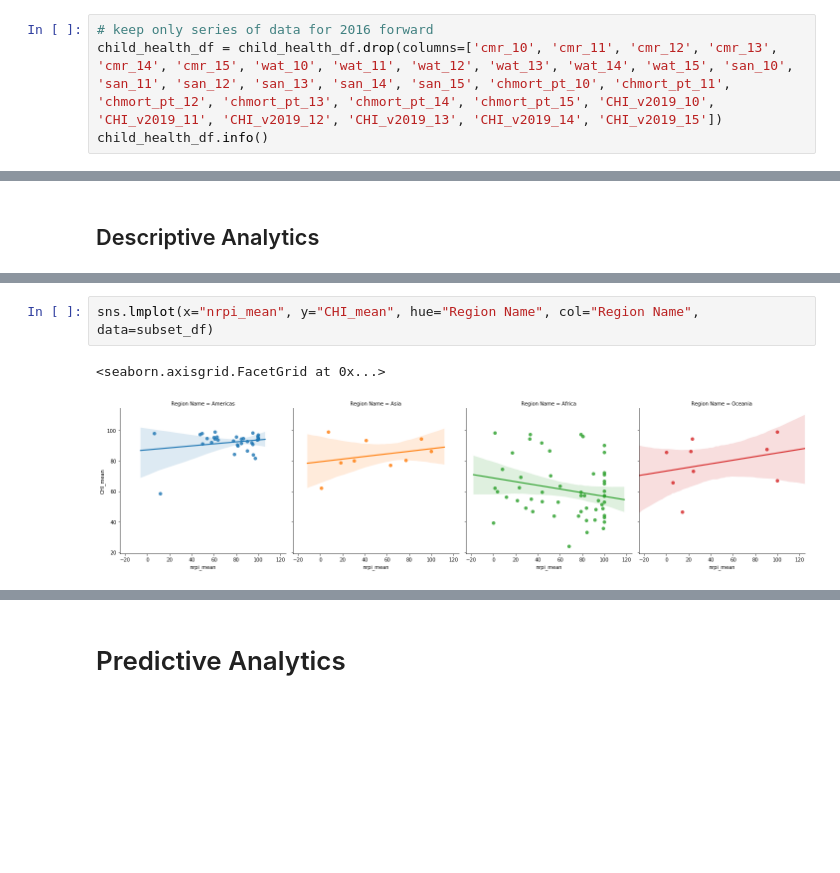
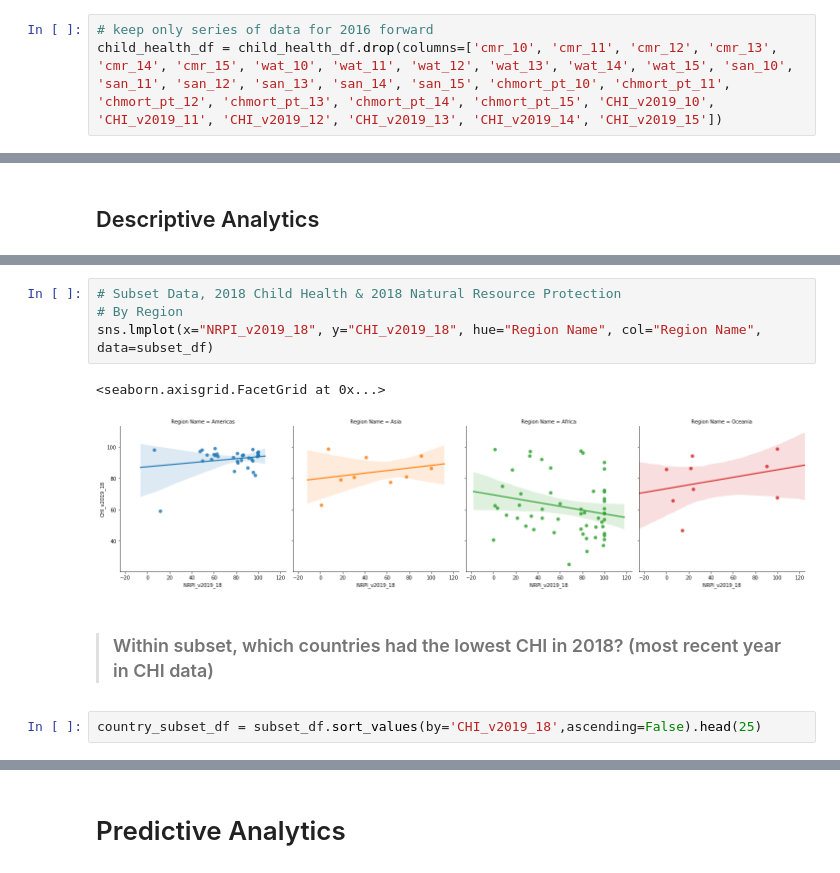
Before and after one commit to atxmoon/aly6140_capstone, a Jupyter notebook: Capstone_In_Progress.ipynb, the cells around one changed output, grey strips where cells are left out. Drawn from its saved outputs; the diff is of its cells as text; blank space fills up the shorter version.

```diff
--- a/Capstone_In_Progress.ipynb
+++ b/Capstone_In_Progress.ipynb
@@ -75,4 +74,3 @@ child_health_df.head(2)
 # %%
 # keep only series of data for 2016 forward
 child_health_df = child_health_df.drop(columns=['cmr_10', 'cmr_11', 'cmr_12', 'cmr_13', 'cmr_14', 'cmr_15', 'wat_10', 'wat_11', 'wat_12', 'wat_13', 'wat_14', 'wat_15', 'san_10', 'san_11', 'san_12', 'san_13', 'san_14', 'san_15', 'chmort_pt_10', 'chmort_pt_11', 'chmort_pt_12', 'chmort_pt_13', 'chmort_pt_14', 'chmort_pt_15', 'CHI_v2019_10', 'CHI_v2019_11', 'CHI_v2019_12', 'CHI_v2019_13', 'CHI_v2019_14', 'CHI_v2019_15'])
-child_health_df.info()
@@ -265,5 +223,11 @@ sns.lmplot(x="nrpi_mean", y="CHI_mean", hue="Region Name", data=df)
 # %%
-sns.lmplot(x="nrpi_mean", y="CHI_mean", hue="Region Name", col="Region Name", data=subset_df)
+# Subset Data, 2018 Child Health & 2018 Natural Resource Protection
+# By Region
+sns.lmplot(x="NRPI_v2019_18", y="CHI_v2019_18", hue="Region Name", col="Region Name", data=subset_df)
 # %% [output]
 <seaborn.axisgrid.FacetGrid at 0x...>
-[figure, old version]
+[figure, new version]
+# %% [markdown]
+> ### Within subset, which countries had the lowest CHI in 2018? (most recent year in CHI data)
+# %%
+country_subset_df = subset_df.sort_values(by='CHI_v2019_18',ascending=False).head(25)
```
Also changed, not shown: parts of 44 cells of this notebook.
